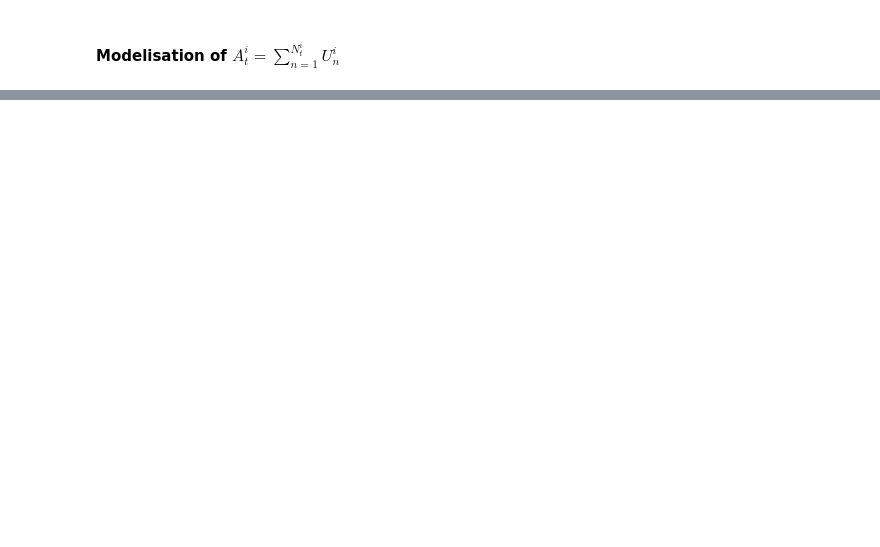
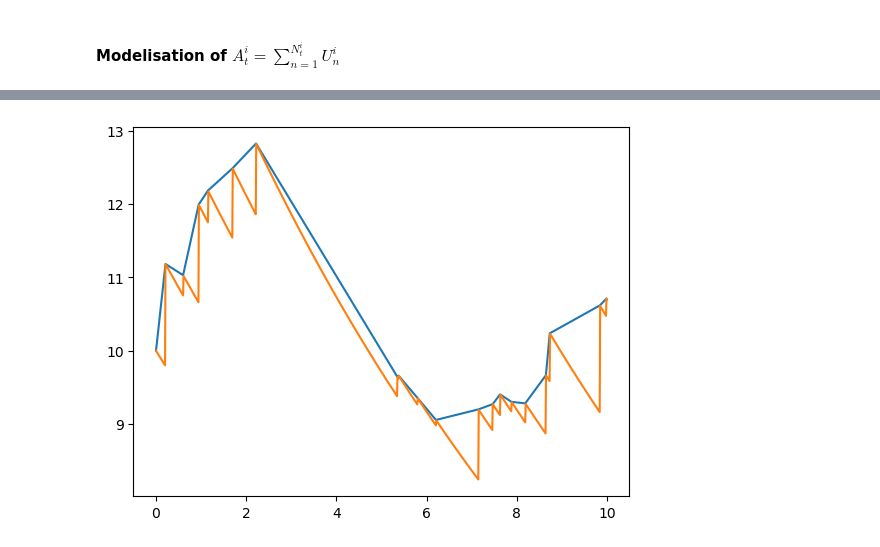
Before and after one commit to Zian-Chen/Barrages, a Jupyter notebook: projet.ipynb, the cells around one changed output, grey strips where cells are left out. Drawn from its saved outputs; the diff is of its cells as text; code cells hidden in the pictures; blank space fills up the shorter version.

```diff
--- a/projet.ipynb
+++ b/projet.ipynb
@@ -69,0 +130,11 @@ plt.show()
+# %%
+R = Rainfall(1, 0.999, 2, 20, 0.1)
+R.simulate_for_fiexed_T(10)
+X = R.get_volume(10)
+x = np.linspace(0, 10, 1000)
+y = [R.get_volume_at_t(X, 10, t) for t in x]
+plt.plot(R.t, X)
+plt.plot(x, y)
+plt.show()
+# %% [output]
+[figure, added]
```
Also changed, not shown: parts of 3 cells of this notebook.
